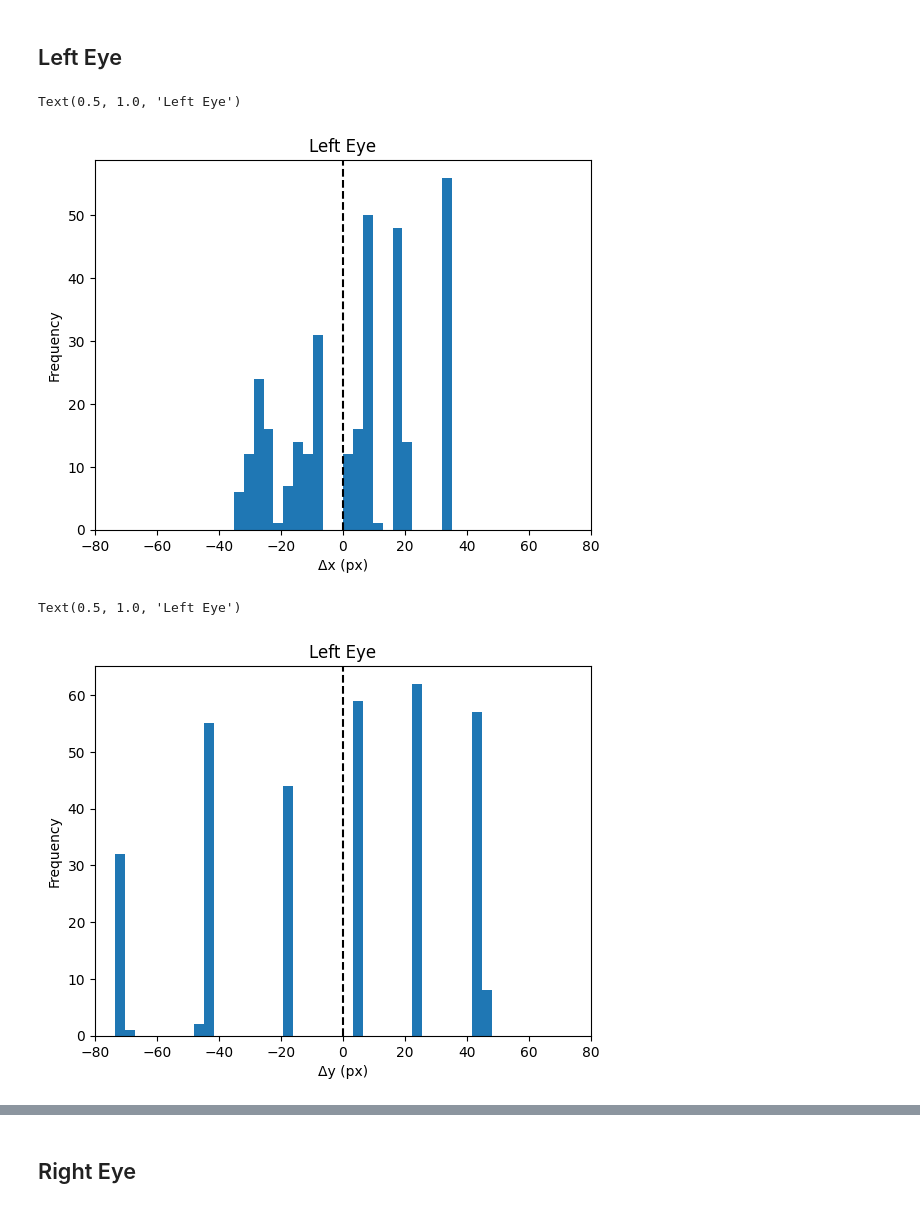
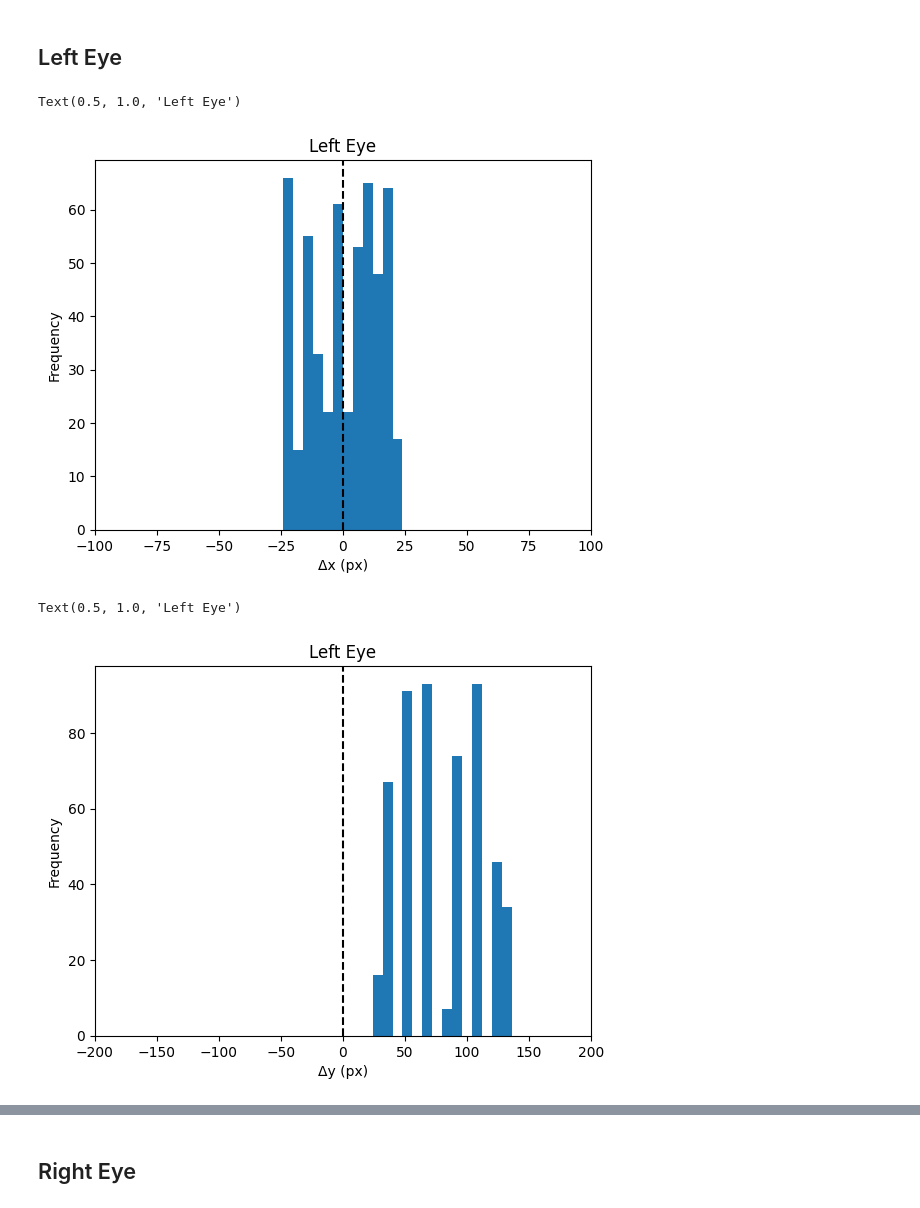
Before and after one commit to jpmnieles/grace_robot, a Jupyter notebook: 240418_HansonBaseline_Eval.ipynb, the cells around one changed output, grey strips where cells are left out. Cells and saved outputs as stored; diff of their text form; code cells hidden in the pictures.

Commit message:
Fixed hanson eval script for the delta y and more accurate hanson
Signed-off-by: jpmnieles <jpmnieles@connect.ust.hk>

```diff
--- a/240418_HansonBaseline_Eval.ipynb
+++ b/240418_HansonBaseline_Eval.ipynb
@@ -211,7 +211,7 @@ def confidence_ellipse(x, y, ax, n_std=3.0, facecolor='none', **kwargs):
 # %% [markdown]
 ## Pickle Data
 # %%
-filename = 'hanson_baseline_eval_pickle_20240409_210840_518199.pickle'
+filename = 'hanson_baseline_eval_pickle_20240420_012305_274947.pickle'
 # %%
 fn_path = os.path.join(os.getcwd(), 'results', 'hanson_baseline_eval',filename)
 data = read_pickle_file(fn_path)
@@ -309,7 +309,7 @@ pickle_df.head()
 # Filtering
 # %%
 temp_df = pickle_df[(pickle_df['theta_left_pan_cmd_tminus1']>-13) & (pickle_df['theta_left_pan_cmd_tminus1']<13) ].reset_index(drop=True)
-filt_df = temp_df[(abs(temp_df['dx_l'])<100) & (abs(temp_df['dy_l'])<100) & (abs(temp_df['dx_r'])<100) & (abs(temp_df['dy_r'])<100) ].reset_index(drop=True)
+filt_df = temp_df[(abs(temp_df['dx_l'])<200) & (abs(temp_df['dy_l'])<200) & (abs(temp_df['dx_r'])<200) & (abs(temp_df['dy_r'])<200) ].reset_index(drop=True)
 filt_df.head()
 # %% [output]
 |  | chess_idx | theta_left_pan | theta_right_pan | theta_tilt | chest_cam_px_x_tminus1 | chest_cam_px_y_tminus1 | ... |
@@ -358,24 +358,24 @@ chest_cam_dist_coef = np.array(camera_mtx['chest_cam']['distortion_coefficients'
 # %% [markdown]
 ## Left Eye
 # %%
-plt.hist(filt_df['dx_l'], range=(-80,80), bins=50)
+plt.hist(filt_df['dx_l'], range=(-100,100), bins=50)
 plt.axvline(0, linestyle='--', color='black')
-plt.xlim([-80,80])
+plt.xlim([-100,100])
 plt.xlabel('Δx (px)')
 plt.ylabel('Frequency')
 plt.title("Left Eye")
 # %% [output]
 Text(0.5, 1.0, 'Left Eye')
-[figure, old version]
+[figure, new version]
 # %%
-plt.hist(filt_df['dy_l'], range=(-80,80), bins=50)
+plt.hist(-filt_df['dy_l'], range=(-200,200), bins=50)
 plt.axvline(0, linestyle='--', color='black')
-plt.xlim([-80,80])
+plt.xlim([-200,200])
 plt.xlabel('Δy (px)')
 plt.ylabel('Frequency')
 plt.title("Left Eye")
 # %% [output]
 Text(0.5, 1.0, 'Left Eye')
-[figure, old version]
+[figure, new version]
 # %%
 plt.figure()
```
Also changed, not shown: parts of 12 cells of this notebook, 1 other file.
